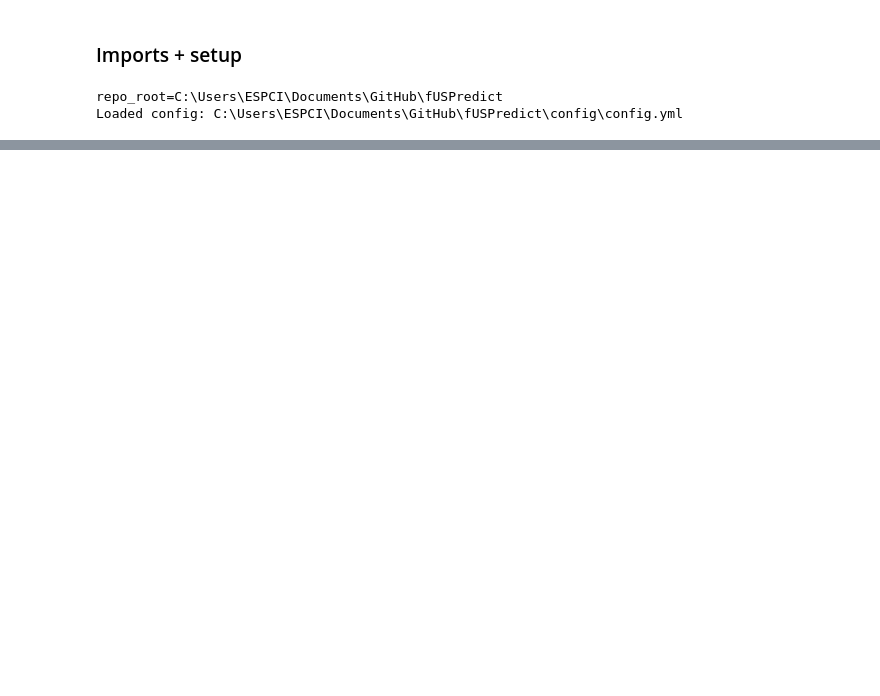
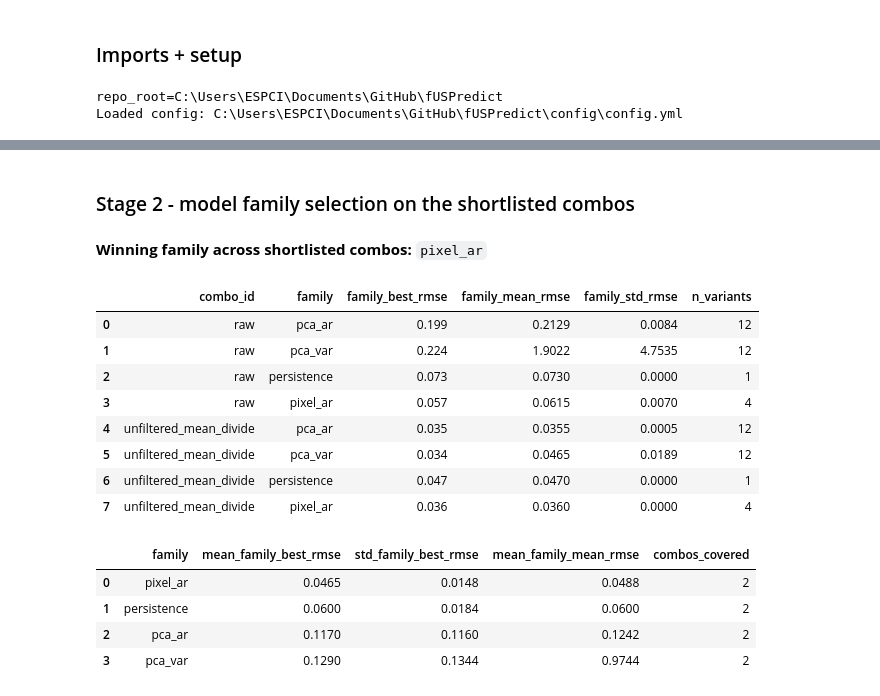
Before and after one commit to brynnhs/fUSPredict, a Jupyter notebook: code/3_modeling/2_autoregression_modeling.ipynb, the cells around one changed output, grey strips where cells are left out. Cells and saved outputs as stored; diff of their text form; code cells hidden in the pictures; blank space fills up the shorter version.

```diff
--- a/code/3_modeling/2_autoregression_modeling.ipynb
+++ b/code/3_modeling/2_autoregression_modeling.ipynb
@@ -2083,0 +962,57 @@ Saved: C:\Users\ESPCI\Documents\GitHub\fUSPredict\derivatives\modeling\phase1_ba
+# %% [markdown]
+### Stage 2 - model family selection on the shortlisted combos
+# %%
+if cfg_run_mode == "rerun_modeling":
+    shortlisted_results_df = all_results_df[all_results_df["combo_id"].isin(top_combo_ids)].copy()
+
+    family_combo_df = (
+        shortlisted_results_df.groupby(["combo_id", "family"], as_index=False)
+        .agg(
+            family_best_rmse=("RMSE_mean", "min"),
+            family_mean_rmse=("RMSE_mean", "mean"),
+            family_std_rmse=("RMSE_mean", "std"),
+            n_variants=("model", "count"),
+        )
+    )
+    family_combo_df["family_std_rmse"] = family_combo_df["family_std_rmse"].fillna(0.0)
+
+    family_summary_df = (
+        family_combo_df.groupby("family", as_index=False)
+        .agg(
+            mean_family_best_rmse=("family_best_rmse", "mean"),
+            std_family_best_rmse=("family_best_rmse", "std"),
+            mean_family_mean_rmse=("family_mean_rmse", "mean"),
+            combos_covered=("combo_id", "nunique"),
+        )
+    )
+    family_summary_df["std_family_best_rmse"] = family_summary_df["std_family_best_rmse"].fillna(0.0)
+    family_summary_df = family_summary_df.sort_values(
+        ["mean_family_best_rmse", "std_family_best_rmse", "mean_family_mean_rmse", "family"]
+    ).reset_index(drop=True)
+    family_summary_df.to_csv(root_output_dir / "family_summary_df.csv", index=False)
+    best_family = str(family_summary_df.iloc[0]["family"])
+else:
+    shortlisted_results_df = saved_state["shortlisted_results_df"]
+    family_combo_df = saved_state["family_combo_df"]
+    family_summary_df = saved_state["family_summary_df"]
+    best_family = saved_state["best_family"]
+
+display(Markdown(f"**Winning family across shortlisted combos:** `{best_family}`"))
+display(family_combo_df.round(4))
+display(family_summary_df.round(4))
+# %% [output]
+**Winning family across shortlisted combos:** `pixel_ar`
+|  | combo_id | family | family_best_rmse | family_mean_rmse | family_std_rmse | n_variants |
+| 0 | raw | pca_ar | 0.199 | 0.2129 | 0.0084 | 12 |
+| 1 | raw | pca_var | 0.224 | 1.9022 | 4.7535 | 12 |
+| 2 | raw | persistence | 0.073 | 0.0730 | 0.0000 | 1 |
+| 3 | raw | pixel_ar | 0.057 | 0.0615 | 0.0070 | 4 |
+| 4 | unfiltered_mean_divide | pca_ar | 0.035 | 0.0355 | 0.0005 | 12 |
+| 5 | unfiltered_mean_divide | pca_var | 0.034 | 0.0465 | 0.0189 | 12 |
+| 6 | unfiltered_mean_divide | persistence | 0.047 | 0.0470 | 0.0000 | 1 |
+| 7 | unfiltered_mean_divide | pixel_ar | 0.036 | 0.0360 | 0.0000 | 4 |
+|  | family | mean_family_best_rmse | std_family_best_rmse | mean_family_mean_rmse | combos_covered |
+| 0 | pixel_ar | 0.0465 | 0.0148 | 0.0488 | 2 |
+| 1 | persistence | 0.0600 | 0.0184 | 0.0600 | 2 |
+| 2 | pca_ar | 0.1170 | 0.1160 | 0.1242 | 2 |
+| 3 | pca_var | 0.1290 | 0.1344 | 0.9744 | 2 |
```
Also changed, not shown: parts of 33 cells of this notebook, 1 other file.
